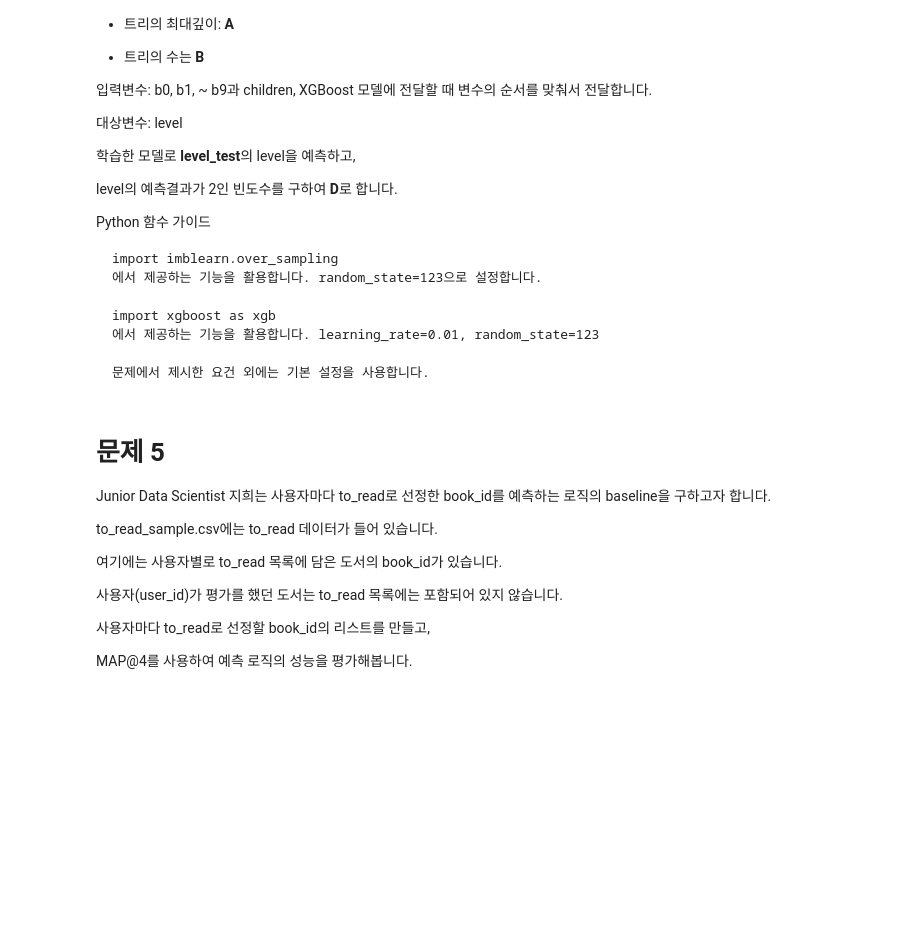
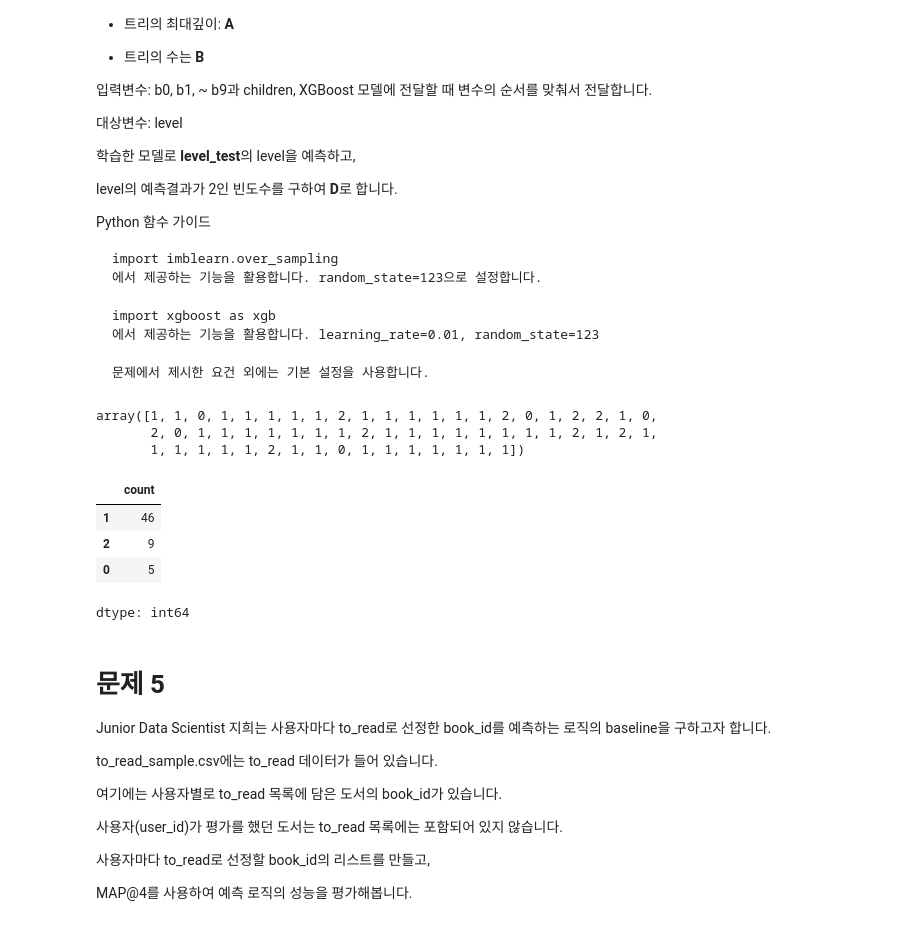
Before and after one commit to sunkusun9/DS_prob1_2510, a Jupyter notebook: prob_solution.ipynb, the cells around one changed output. Drawn from its saved outputs; the diff is of its cells as text; code cells hidden in the pictures; blank space fills up the shorter version.

````diff
--- a/prob_solution.ipynb
+++ b/prob_solution.ipynb
@@ -1677,0 +1755,17 @@ import xgboost as xgb
+# %%
+params_list = []
+for max_depth in [3, 4, 5]:
+    for n_estimators in [300, 500, 800]:
+            params_list.append(
+                {'max_depth': max_depth, 'n_estimators': n_estimators}
+            )
+cv_scores = list()
+for params in params_list:
+    clf_xgb = xgb.XGBClassifier(**params, learning_rate=0.01, random_state=123)
+    cv_scores.append(
+        eval_smote(clf_xgb)
+    )
+    print(params, cv_scores[-1])
+# %%
+best_params = params_list[np.argmax(cv_scores)]
+best_params, np.max(cv_scores)
@@ -1713,6 +1809,24 @@ import xgboost as xgb
 
 문제에서 제시한 요건 외에는 기본 설정을 사용합니다.
 ```
+# %%
+X_re, y_re = smote.fit_resample(df_level_train[['b{}'.format(i) for i in range(10)] + ['children']], df_level_train['level'])
+clf_xgb = xgb.XGBClassifier(**best_params, learning_rate=0.01, random_state=123)
+clf_xgb.fit(X_re, y_re)
+test_level = clf_xgb.predict(df_level_test[X_xgb])
+test_level
+# %% [output]
+array([1, 1, 0, 1, 1, 1, 1, 1, 2, 1, 1, 1, 1, 1, 1, 2, 0, 1, 2, 2, 1, 0,
+       2, 0, 1, 1, 1, 1, 1, 1, 1, 2, 1, 1, 1, 1, 1, 1, 1, 1, 2, 1, 2, 1,
+       1, 1, 1, 1, 1, 2, 1, 1, 0, 1, 1, 1, 1, 1, 1, 1])
+# %%
+pd.Series(test_level).value_counts()
+# %% [output]
+|  | count |
+| 1 | 46 |
+| 2 | 9 |
+| 0 | 5 |
+dtype: int64
 # %% [markdown]
 # 문제 5
 
````
Also changed, not shown: parts of 6 cells of this notebook.
